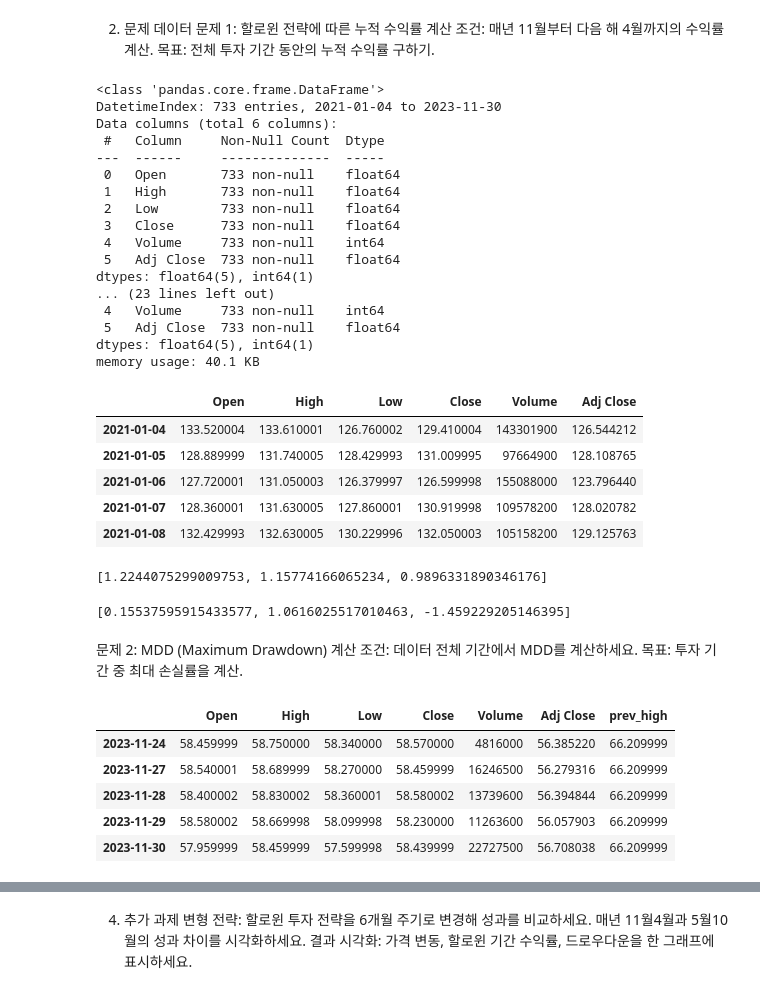
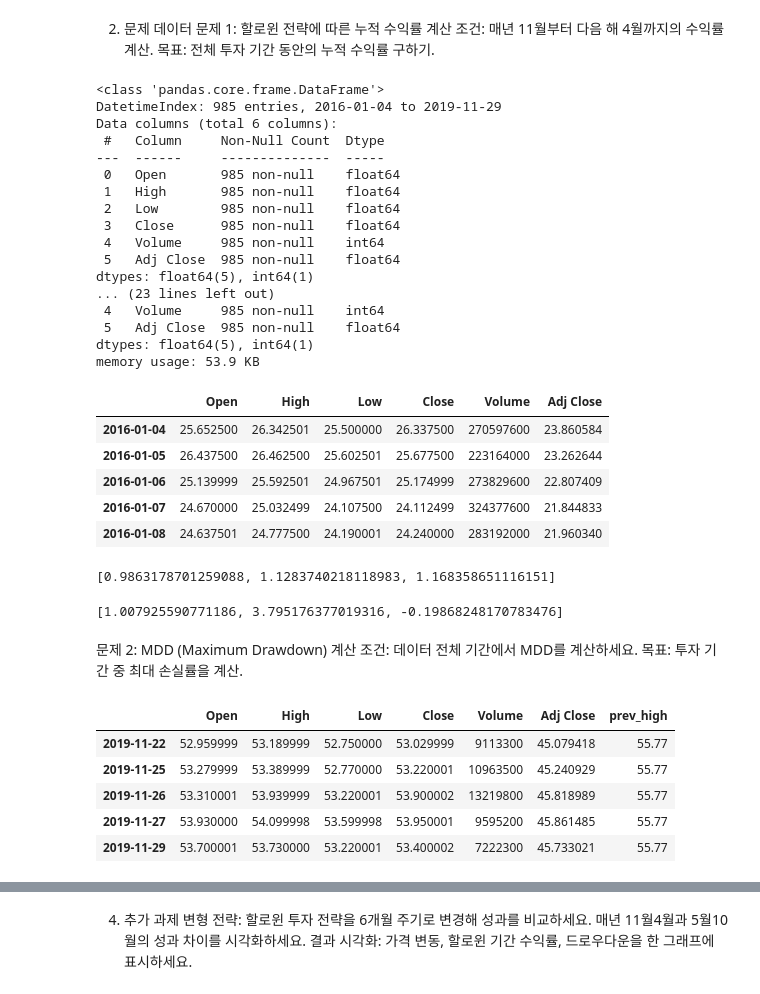
Before and after one commit to Huey-fitpet/study_pandas, a Jupyter notebook: quests/strategy_mdd_halloweens.ipynb, the cells around one changed output, grey strips where cells are left out. Cells and saved outputs as stored; diff of their text form; code cells hidden in the pictures.

```diff
--- a/quests/strategy_mdd_halloweens.ipynb
+++ b/quests/strategy_mdd_halloweens.ipynb
@@ -16,57 +16,57 @@ import FinanceDataReader as fdr
 조건: 매년 11월부터 다음 해 4월까지의 수익률 계산.
 목표: 전체 투자 기간 동안의 누적 수익률 구하기.
 # %%
-# ticker_name_list = [ # 3 개 KO cocacola, AAPL apple , AAL American Airlines Group
-#     'KO',
-#     'AAPL',
-#     'ALK'
+ticker_name_list = [ # 3 개 KO cocacola, AAPL apple , Alaska Air Group, Inc. (ALK)
+    'KO',
+    'AAPL',
+    'ALK'
+]
+
+# ticker_name_list = [
+#     '005930',  # 삼성전자 (전자/반도체)
+#     '051910',  # LG화학 (화학/배터리)
+#     '035720'   # 카카오 (IT/플랫폼)
 # ]
-
-ticker_name_list = [
-    '005930',  # 삼성전자 (전자/반도체)
-    '051910',  # LG화학 (화학/배터리)
-    '035720'   # 카카오 (IT/플랫폼)
-]
 
 # ticker_name_list = [
 #     'KS11',  # 삼성전자 (전자/반도체)
 #     'S&P500'  # LG화학 (화학/배터리)
 # ]
 
-start_date_str = '2021'
-end_date_str = '2023'
+start_date_str = '2016'
+end_date_str = '2019'
 
 data_df_list = []
 for symbol in ticker_name_list:
     df = fdr.DataReader(symbol, start_date_str, f'{end_date_str}-12')
     data_df_list.append(df)
     df.info()
 
 data_df_list[1].head()
 # %% [output]
 <class 'pandas.core.frame.DataFrame'>
-DatetimeIndex: 733 entries, 2021-01-04 to 2023-11-30
+DatetimeIndex: 985 entries, 2016-01-04 to 2019-11-29
 Data columns (total 6 columns):
  #   Column     Non-Null Count  Dtype
 ---  ------     --------------  -----
- 0   Open       733 non-null    float64
- 1   High       733 non-null    float64
- 2   Low        733 non-null    float64
- 3   Close      733 non-null    float64
- 4   Volume     733 non-null    int64
- 5   Adj Close  733 non-null    float64
+ 0   Open       985 non-null    float64
+ 1   High       985 non-null    float64
+ 2   Low        985 non-null    float64
+ 3   Close      985 non-null    float64
+ 4   Volume     985 non-null    int64
+ 5   Adj Close  985 non-null    float64
 dtypes: float64(5), int64(1)
 ... (23 lines left out)
- 4   Volume     733 non-null    int64
- 5   Adj Close  733 non-null    float64
+ 4   Volume     985 non-null    int64
+ 5   Adj Close  985 non-null    float64
 dtypes: float64(5), int64(1)
-memory usage: 40.1 KB
+memory usage: 53.9 KB
 |  | Open | High | Low | Close | Volume | Adj Close |
-| 2021-01-04 | 133.520004 | 133.610001 | 126.760002 | 129.410004 | 143301900 | 126.544212 |
-| 2021-01-05 | 128.889999 | 131.740005 | 128.429993 | 131.009995 | 97664900 | 128.108765 |
-| 2021-01-06 | 127.720001 | 131.050003 | 126.379997 | 126.599998 | 155088000 | 123.796440 |
-| 2021-01-07 | 128.360001 | 131.630005 | 127.860001 | 130.919998 | 109578200 | 128.020782 |
-| 2021-01-08 | 132.429993 | 132.630005 | 130.229996 | 132.050003 | 105158200 | 129.125763 |
+| 2016-01-04 | 25.652500 | 26.342501 | 25.500000 | 26.337500 | 270597600 | 23.860584 |
+| 2016-01-05 | 26.437500 | 26.462500 | 25.602501 | 25.677500 | 223164000 | 23.262644 |
+| 2016-01-06 | 25.139999 | 25.592501 | 24.967501 | 25.174999 | 273829600 | 22.807409 |
+| 2016-01-07 | 24.670000 | 25.032499 | 24.107500 | 24.112499 | 324377600 | 21.844833 |
+| 2016-01-08 | 24.637501 | 24.777500 | 24.190001 | 24.240000 | 283192000 | 21.960340 |
 # %%
 def calc_func_hw(df : pd.DataFrame):
     cum_rate_of_return = 1
@@ -85,7 +85,7 @@ for df in data_df_list:
     rate_list.append(calc_func_hw(df))
 rate_list
 # %% [output]
-[1.2244075299009753, 1.15774166065234, 0.9896331890346176]
+[0.9863178701259088, 1.1283740218118983, 1.168358651116151]
 # %%
 simple_rate_list = []
 ranges = 23
@@ -96,7 +96,7 @@ for df in data_df_list:
     simple_rate_list.append(CAGR)
 simple_rate_list
 # %% [output]
-[0.15537595915433577, 1.0616025517010463, -1.459229205146395]
+[1.007925590771186, 3.795176377019316, -0.19868248170783476]
 # %% [markdown]
 문제 2: MDD (Maximum Drawdown) 계산
 조건: 데이터 전체 기간에서 MDD를 계산하세요.
@@ -108,11 +108,11 @@ for df in data_df_list:
 data_df_list[0].tail()
 # %% [output]
 |  | Open | High | Low | Close | Volume | Adj Close | prev_high |
-| 2023-11-24 | 58.459999 | 58.750000 | 58.340000 | 58.570000 | 4816000 | 56.385220 | 66.209999 |
-| 2023-11-27 | 58.540001 | 58.689999 | 58.270000 | 58.459999 | 16246500 | 56.279316 | 66.209999 |
-| 2023-11-28 | 58.400002 | 58.830002 | 58.360001 | 58.580002 | 13739600 | 56.394844 | 66.209999 |
-| 2023-11-29 | 58.580002 | 58.669998 | 58.099998 | 58.230000 | 11263600 | 56.057903 | 66.209999 |
-| 2023-11-30 | 57.959999 | 58.459999 | 57.599998 | 58.439999 | 22727500 | 56.708038 | 66.209999 |
+| 2019-11-22 | 52.959999 | 53.189999 | 52.750000 | 53.029999 | 9113300 | 45.079418 | 55.77 |
+| 2019-11-25 | 53.279999 | 53.389999 | 52.770000 | 53.220001 | 10963500 | 45.240929 | 55.77 |
+| 2019-11-26 | 53.310001 | 53.939999 | 53.220001 | 53.900002 | 13219800 | 45.818989 | 55.77 |
+| 2019-11-27 | 53.930000 | 54.099998 | 53.599998 | 53.950001 | 9595200 | 45.861485 | 55.77 |
+| 2019-11-29 | 53.700001 | 53.730000 | 53.220001 | 53.400002 | 7222300 | 45.733021 | 55.77 |
 # %%
 for df in data_df_list:
     df['DD'] = (1 - (df['Close'] / df['prev_high'])) * 100
```
Also changed, not shown: parts of 7 cells of this notebook, 1 other file.
